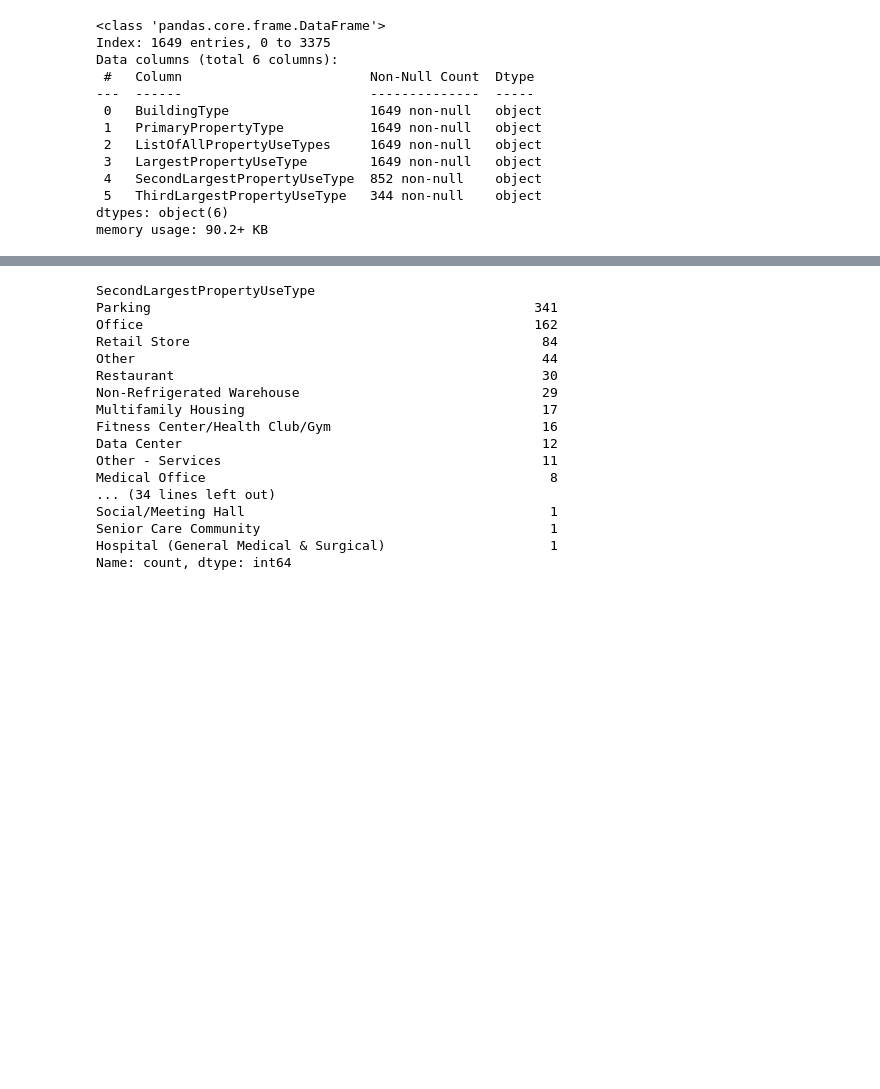
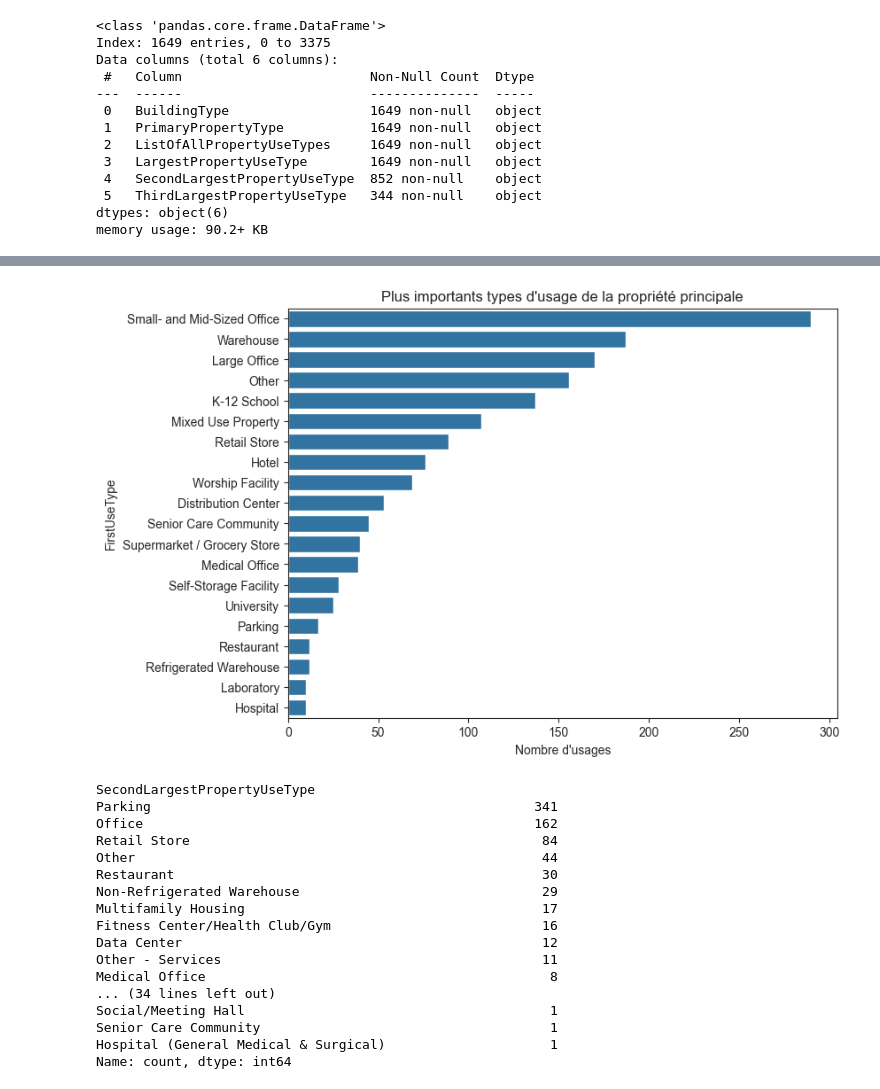
Before and after one commit to day811/OCDE-P6, a Jupyter notebook: modelistation_supervisee_EDA.ipynb, the cells around one changed output, grey strips where cells are left out. Saved outputs shown, nothing was run; the diff lists cells and outputs as text; code cells hidden in the pictures; blank space fills up the shorter version.

```diff
--- a/modelistation_supervisee_EDA.ipynb
+++ b/modelistation_supervisee_EDA.ipynb
@@ -253,5 +253,6 @@ bc_only_non_residential['FirstUseType'] = bc_only_non_residential['PrimaryProper
 bc_only_non_residential.loc[mask,'FirstUseType'] = bc_only_non_residential.loc[mask,'LargestPropertyUseType']
 # %%
 mask = bc_only_non_residential['FirstUseType'].isna()
-bc_only_non_residential['FirstUseType'].value_counts()
+countdf = pd.DataFrame(bc_only_non_residential['FirstUseType'].value_counts())
+countdf
 # %% [output]
@@ -275,3 +277,13 @@ Name: count, dtype: int64
+# %%
+countdf = countdf[countdf['count']>=10]
+fig, ax = plt.subplots(figsize = (8,6))
+sns.barplot(data = countdf, y = 'FirstUseType', x = 'count')
+plt.title("Plus importants types d'usage de la propriété principale")
+plt.xlabel("Nombre d'usages")
+sns.set_style("ticks")
+plt.show()
+# %% [output]
+[figure, added]
 # %%
 mask =  (bc_only_non_residential['SecondLargestPropertyUseType'].notna())
 bc_only_non_residential['SecondLargestPropertyUseType'].value_counts()
```
Also changed, not shown: parts of 5 cells of this notebook.
